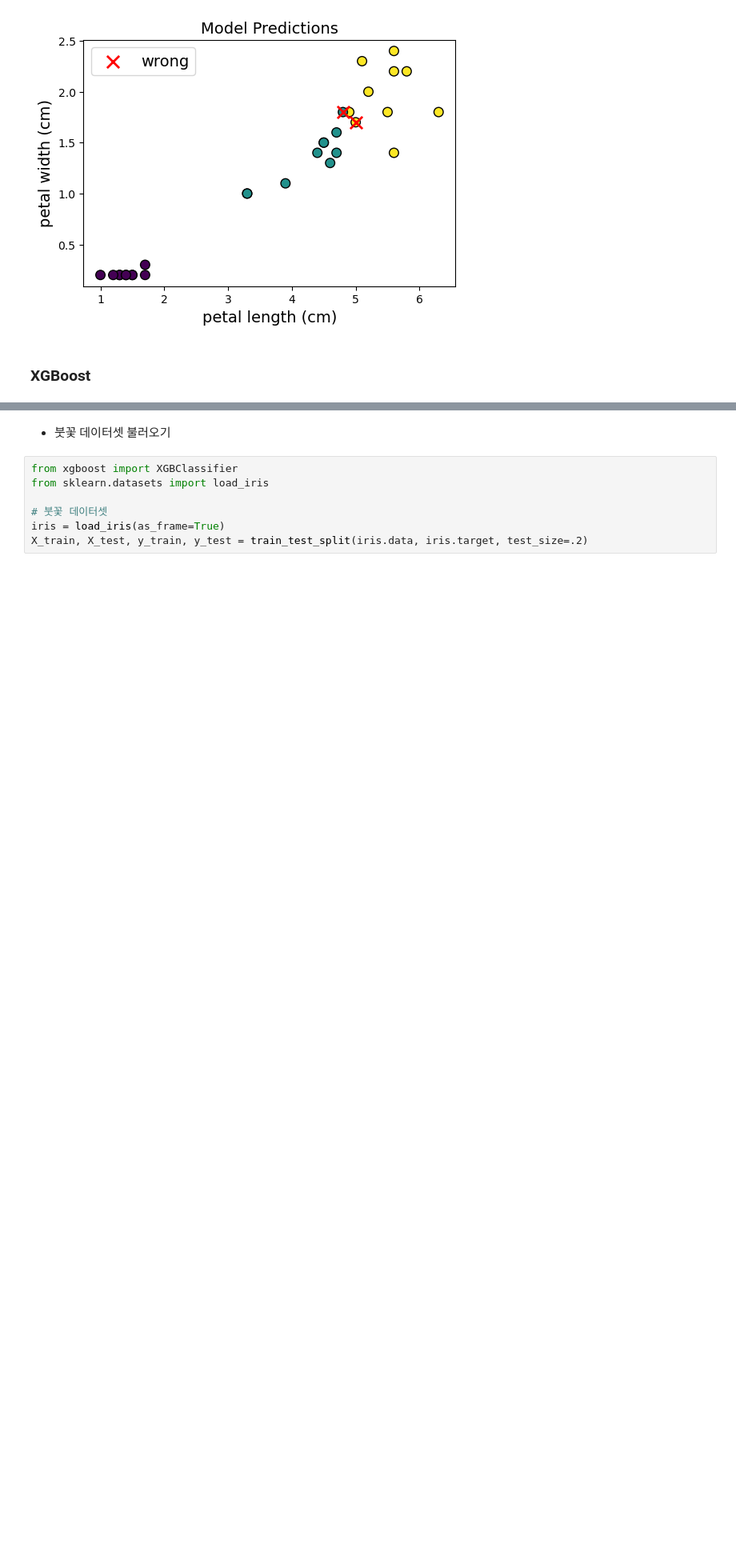
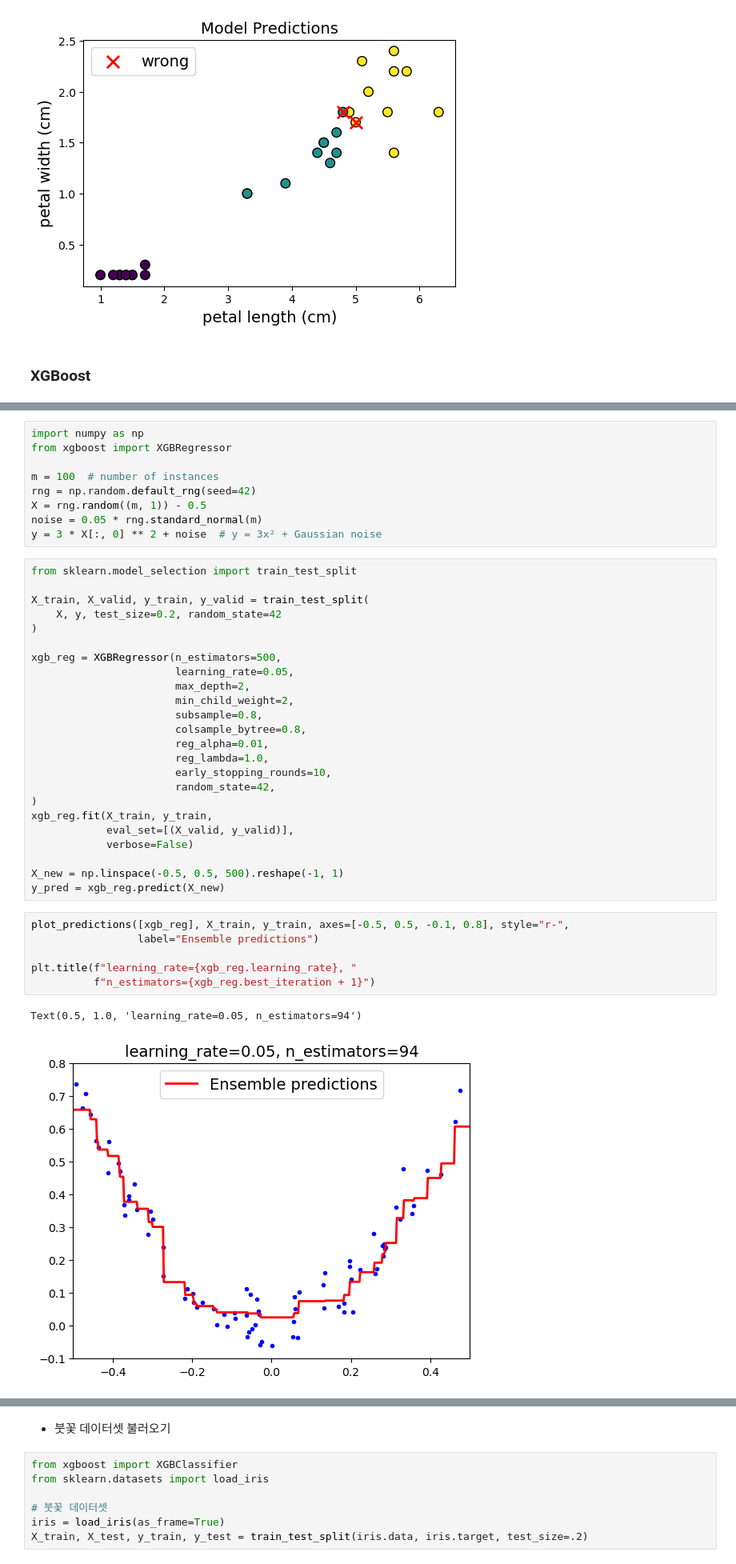
Before and after one commit to codingalzi/code-workout-ml, a Jupyter notebook: notebooks/code-ensemble_learning.ipynb, the cells around one changed output, grey strips where cells are left out. Shown at 80% size. Drawn from its saved outputs; the diff is of its cells as text; blank space fills up the shorter version.

```diff
--- a/notebooks/code-ensemble_learning.ipynb
+++ b/notebooks/code-ensemble_learning.ipynb
@@ -554,0 +557,42 @@ plt.show()
+# %%
+import numpy as np
+from xgboost import XGBRegressor
+
+m = 100  # number of instances
+rng = np.random.default_rng(seed=42)
+X = rng.random((m, 1)) - 0.5
+noise = 0.05 * rng.standard_normal(m)
+y = 3 * X[:, 0] ** 2 + noise  # y = 3x² + Gaussian noise
+# %%
+from sklearn.model_selection import train_test_split
+
+X_train, X_valid, y_train, y_valid = train_test_split(
+    X, y, test_size=0.2, random_state=42
+)
+
+xgb_reg = XGBRegressor(n_estimators=500,
+                       learning_rate=0.05,
+                       max_depth=2,
+                       min_child_weight=2,
+                       subsample=0.8,
+                       colsample_bytree=0.8,
+                       reg_alpha=0.01,
+                       reg_lambda=1.0,
+                       early_stopping_rounds=10,
+                       random_state=42,
+)
+xgb_reg.fit(X_train, y_train,
+            eval_set=[(X_valid, y_valid)],
+            verbose=False)
+
+X_new = np.linspace(-0.5, 0.5, 500).reshape(-1, 1)
+y_pred = xgb_reg.predict(X_new)
+# %%
+plot_predictions([xgb_reg], X_train, y_train, axes=[-0.5, 0.5, -0.1, 0.8], style="r-",
+                 label="Ensemble predictions")
+
+plt.title(f"learning_rate={xgb_reg.learning_rate}, "
+          f"n_estimators={xgb_reg.best_iteration + 1}")
+# %% [output]
+Text(0.5, 1.0, 'learning_rate=0.05, n_estimators=94')
+[figure, added]
```
Also changed, not shown: parts of 100 cells of this notebook, 4 other files.
